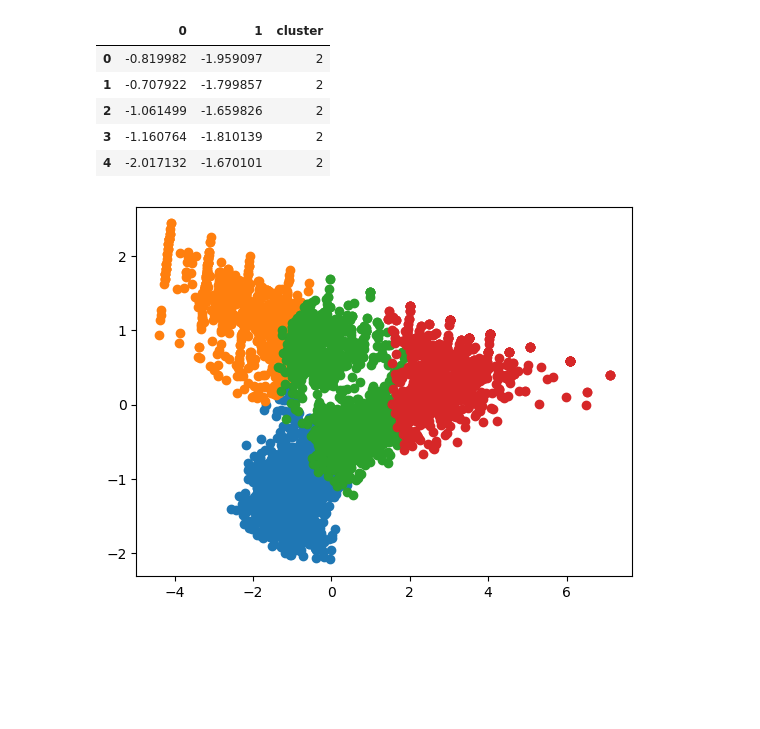
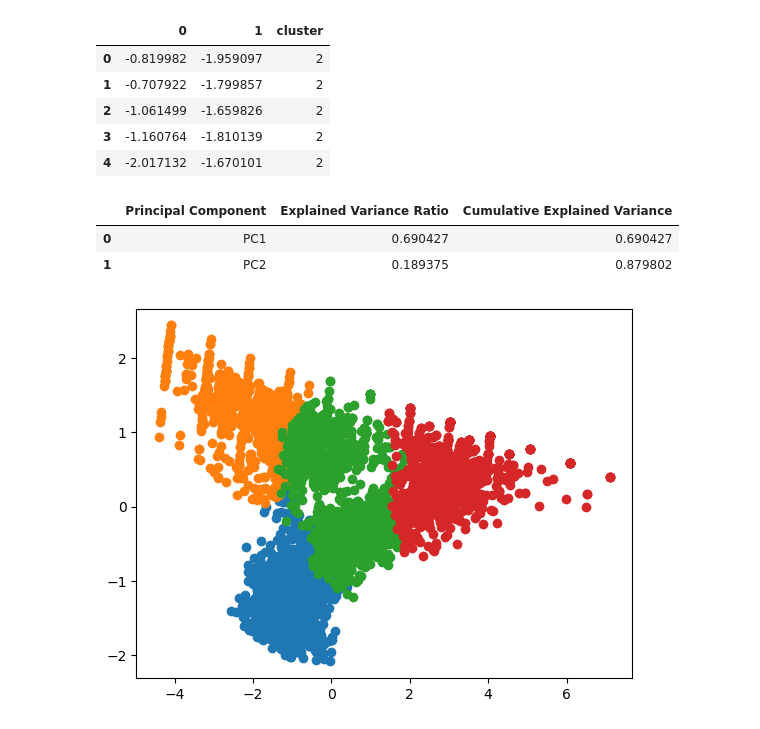
Before and after one commit to kakikawa/python_practice_1, a Jupyter notebook: 4章/4章_顧客の行動を予測する１０本ノック.ipynb, the cells around one changed output. Drawn from its saved outputs; the diff is of its cells as text; code cells hidden in the pictures; blank space fills up the shorter version.

```diff
--- a/4章/4章_顧客の行動を予測する１０本ノック.ipynb
+++ b/4章/4章_顧客の行動を予測する１０本ノック.ipynb
@@ -172,6 +172,26 @@ pca_df.head()
 | 2 | -1.061499 | -1.659826 | 2 |
 | 3 | -1.160764 | -1.810139 | 2 |
 | 4 | -2.017132 | -1.670101 | 2 |
+# %%
+# 寄与率の計算
+explained_variance_ratio = pca.explained_variance_ratio_
+
+# データフレームの作成
+explained_variance_df = pd.DataFrame({
+    'Principal Component': [f'PC{i+1}' for i in range(len(explained_variance_ratio))],
+    'Explained Variance Ratio': explained_variance_ratio
+})
+
+# 累積寄与率の計算とデータフレームへの追加
+explained_variance_df['Cumulative Explained Variance'] = explained_variance_df['Explained Variance Ratio'].cumsum()
+
+explained_variance_df
+
+# 第一主成分が70%,第二主成分が20%の寄与率であることがわかる。第一主成分の方がデータの変動を大きく表すことに留意して分析を行う。
+# %% [output]
+|  | Principal Component | Explained Variance Ratio | Cumulative Explained Variance |
+| 0 | PC1 | 0.690427 | 0.690427 |
+| 1 | PC2 | 0.189375 | 0.879802 |
 # %%
 import matplotlib.pyplot as plt
 %matplotlib inline
```
Also changed, not shown: parts of 1 cell of this notebook.
